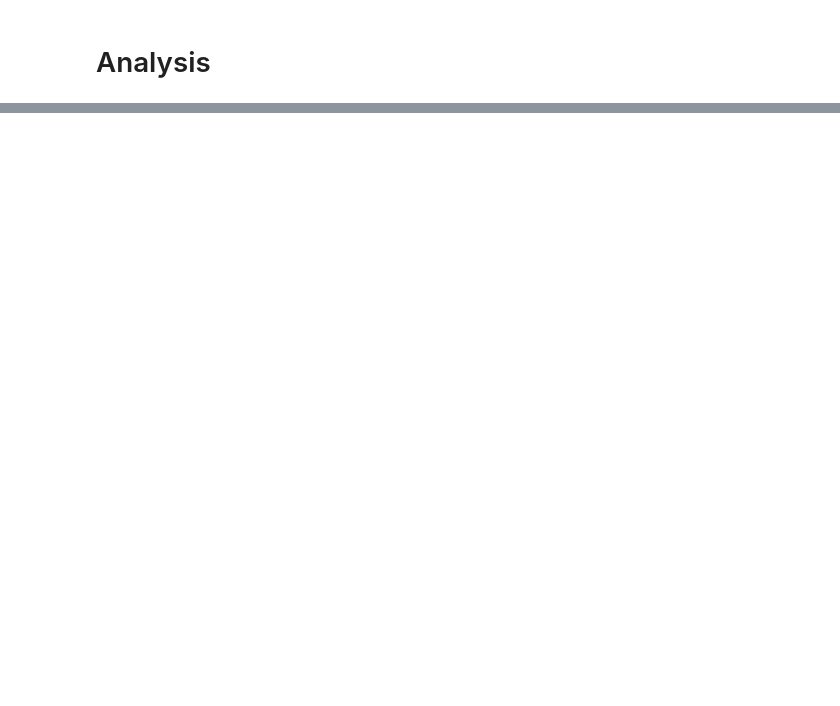
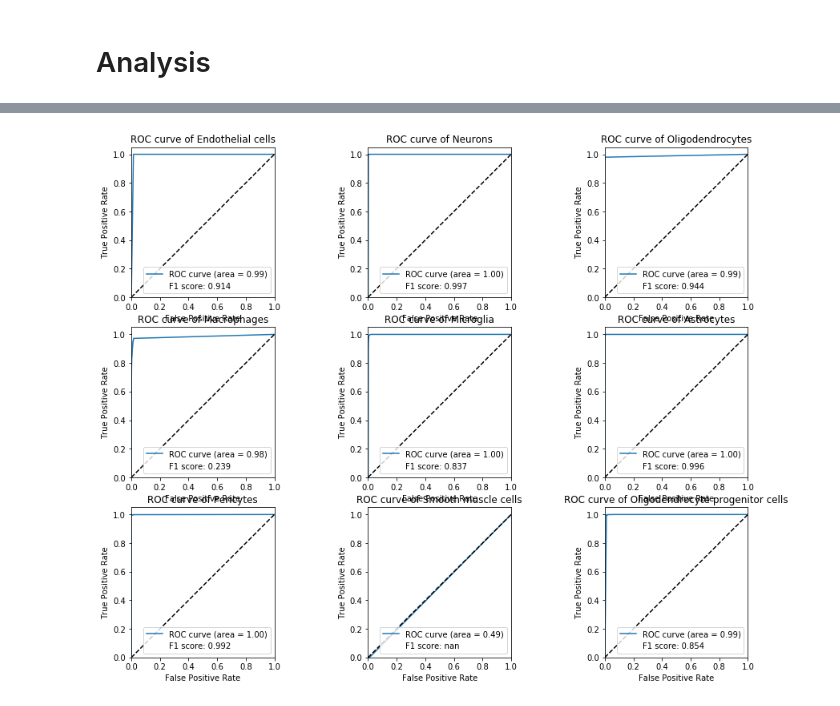
Before and after one commit to LongarMD/MarkerGenes, a Jupyter notebook: Experiments/Experiment1_Brain.ipynb, the cells around one changed output, grey strips where cells are left out. Saved outputs shown, nothing was run; the diff lists cells and outputs as text; code cells hidden in the pictures; blank space fills up the shorter version.

```diff
--- a/Experiments/Experiment1_Brain.ipynb
+++ b/Experiments/Experiment1_Brain.ipynb
@@ -170,0 +178,4 @@ Average ROC AUC: 0.959
+# %%
+saly.draw_roc(hrvatin_data.obs['labels'], hrvatin_cell_activations, markers, marker_aliases)
+# %% [output]
+[figure, added]
```
Also changed, not shown: parts of 8 cells of this notebook.
